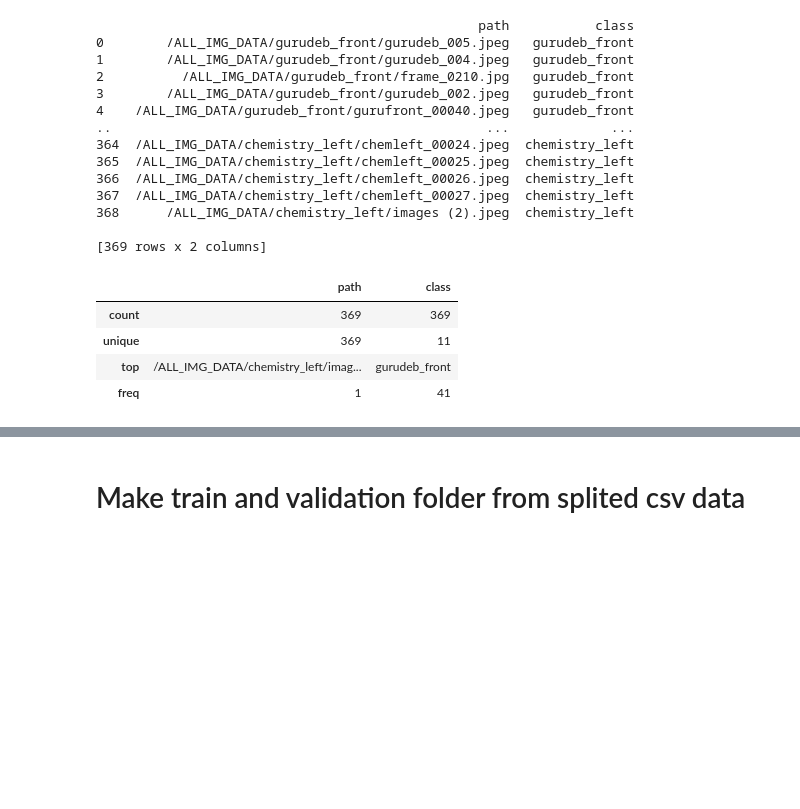
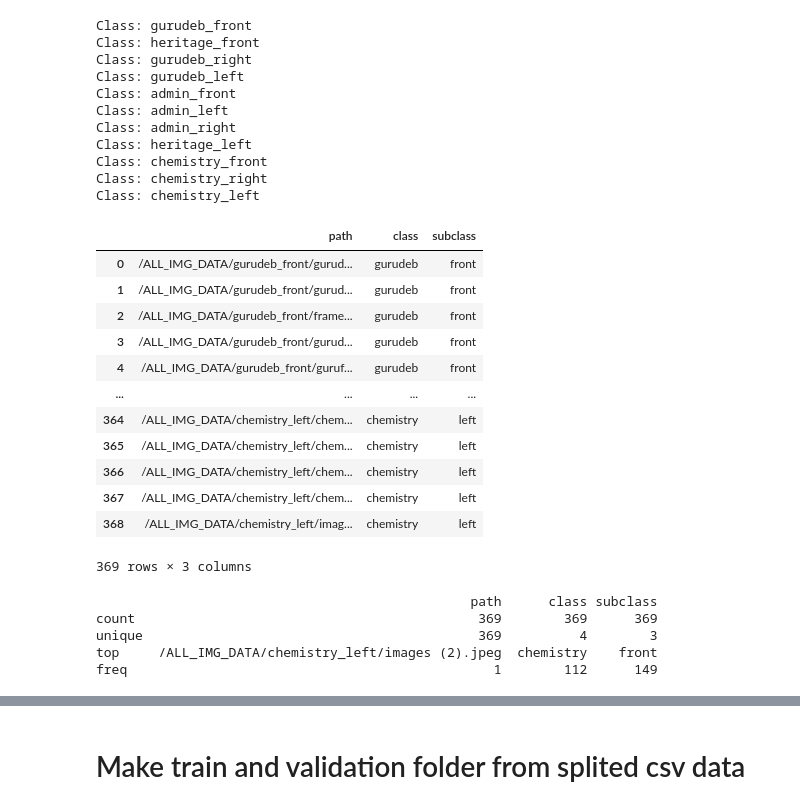
Before and after one commit to Shnku/pythoning_stuff, a Jupyter notebook: NN/build_cnn/make_train_test_split_from_all_img_data.ipynb, the cells around one changed output, grey strips where cells are left out. Saved outputs shown, nothing was run; the diff lists cells and outputs as text; code cells hidden in the pictures; blank space fills up the shorter version.

```diff
--- a/NN/build_cnn/make_train_test_split_from_all_img_data.ipynb
+++ b/NN/build_cnn/make_train_test_split_from_all_img_data.ipynb
@@ -28,47 +28,63 @@ Using path: /content/drive/MyDrive/Classroom/ChandernagoreCollegeSemVI-Addon 202
 # %%
 import pandas as pd
 from IPython.display import display
 
 root_dir = DATA_PATH+'/ALL_IMG_DATA'
 image_dict = {}
 for folder in os.listdir(root_dir):
     folder_path = os.path.join(root_dir, folder)
     if os.path.isdir(folder_path):
         image_dict[folder] = []
         for filename in os.listdir(folder_path):
             # if filename.lower().endswith(('.png', '.jpg', '.jpeg')):
             rel_path = folder_path.split('/')
             image_path = os.path.join('/',rel_path[-2], rel_path[-1],filename)
             image_dict[folder].append(image_path)
 
 data = []
-for class_name, images in image_dict.items():
+for folder_name, images in image_dict.items():
+    print(f"Class: {folder_name}")
+    class_name = folder_name.split('_')[0]
+    subclass_name = folder_name.split('_')[1]
     for img_path in images:
-        data.append({ 'path': img_path,'class': class_name})
+        data.append({
+            'path': img_path,
+            'class': class_name,
+            'subclass': subclass_name})
 
 df = pd.DataFrame(data)
 
 # print(image_dict.keys)
 # print(data)
-print(df)
-display(df.describe())
+display(df)
+print(df.describe())
 # %% [output]
-                                                 path           class
-0        /ALL_IMG_DATA/gurudeb_front/gurudeb_005.jpeg   gurudeb_front
-1        /ALL_IMG_DATA/gurudeb_front/gurudeb_004.jpeg   gurudeb_front
-2          /ALL_IMG_DATA/gurudeb_front/frame_0210.jpg   gurudeb_front
-3        /ALL_IMG_DATA/gurudeb_front/gurudeb_002.jpeg   gurudeb_front
-4    /ALL_IMG_DATA/gurudeb_front/gurufront_00040.jpeg   gurudeb_front
-..                                                ...             ...
-364  /ALL_IMG_DATA/chemistry_left/chemleft_00024.jpeg  chemistry_left
-365  /ALL_IMG_DATA/chemistry_left/chemleft_00025.jpeg  chemistry_left
-366  /ALL_IMG_DATA/chemistry_left/chemleft_00026.jpeg  chemistry_left
-367  /ALL_IMG_DATA/chemistry_left/chemleft_00027.jpeg  chemistry_left
-368      /ALL_IMG_DATA/chemistry_left/images (2).jpeg  chemistry_left
-
-[369 rows x 2 columns]
+Class: gurudeb_front
+Class: heritage_front
+Class: gurudeb_right
+Class: gurudeb_left
+Class: admin_front
+Class: admin_left
+Class: admin_right
+Class: heritage_left
+Class: chemistry_front
+Class: chemistry_right
+Class: chemistry_left
-|  | path | class |
-| count | 369 | 369 |
-| unique | 369 | 11 |
-| top | /ALL_IMG_DATA/chemistry_left/imag... | gurudeb_front |
-| freq | 1 | 41 |
+|  | path | class | subclass |
+| 0 | /ALL_IMG_DATA/gurudeb_front/gurud... | gurudeb | front |
+| 1 | /ALL_IMG_DATA/gurudeb_front/gurud... | gurudeb | front |
+| 2 | /ALL_IMG_DATA/gurudeb_front/frame... | gurudeb | front |
+| 3 | /ALL_IMG_DATA/gurudeb_front/gurud... | gurudeb | front |
+| 4 | /ALL_IMG_DATA/gurudeb_front/guruf... | gurudeb | front |
+| ... | ... | ... | ... |
+| 364 | /ALL_IMG_DATA/chemistry_left/chem... | chemistry | left |
+| 365 | /ALL_IMG_DATA/chemistry_left/chem... | chemistry | left |
+| 366 | /ALL_IMG_DATA/chemistry_left/chem... | chemistry | left |
+| 367 | /ALL_IMG_DATA/chemistry_left/chem... | chemistry | left |
+| 368 | /ALL_IMG_DATA/chemistry_left/imag... | chemistry | left |
+369 rows × 3 columns
+                                                path      class subclass
+count                                            369        369      369
+unique                                           369          4        3
+top     /ALL_IMG_DATA/chemistry_left/images (2).jpeg  chemistry    front
+freq                                               1        112      149
```
Also changed, not shown: parts of 11 cells of this notebook, 6 other files.
